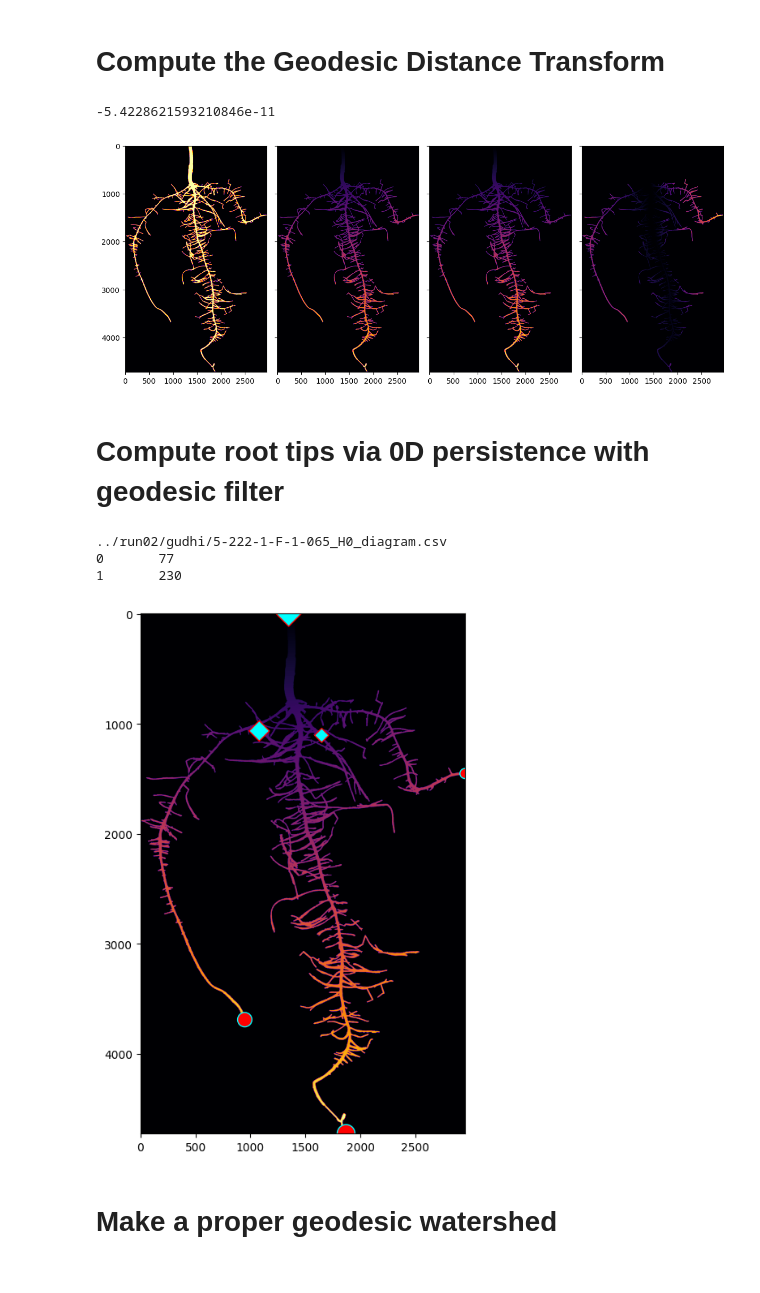
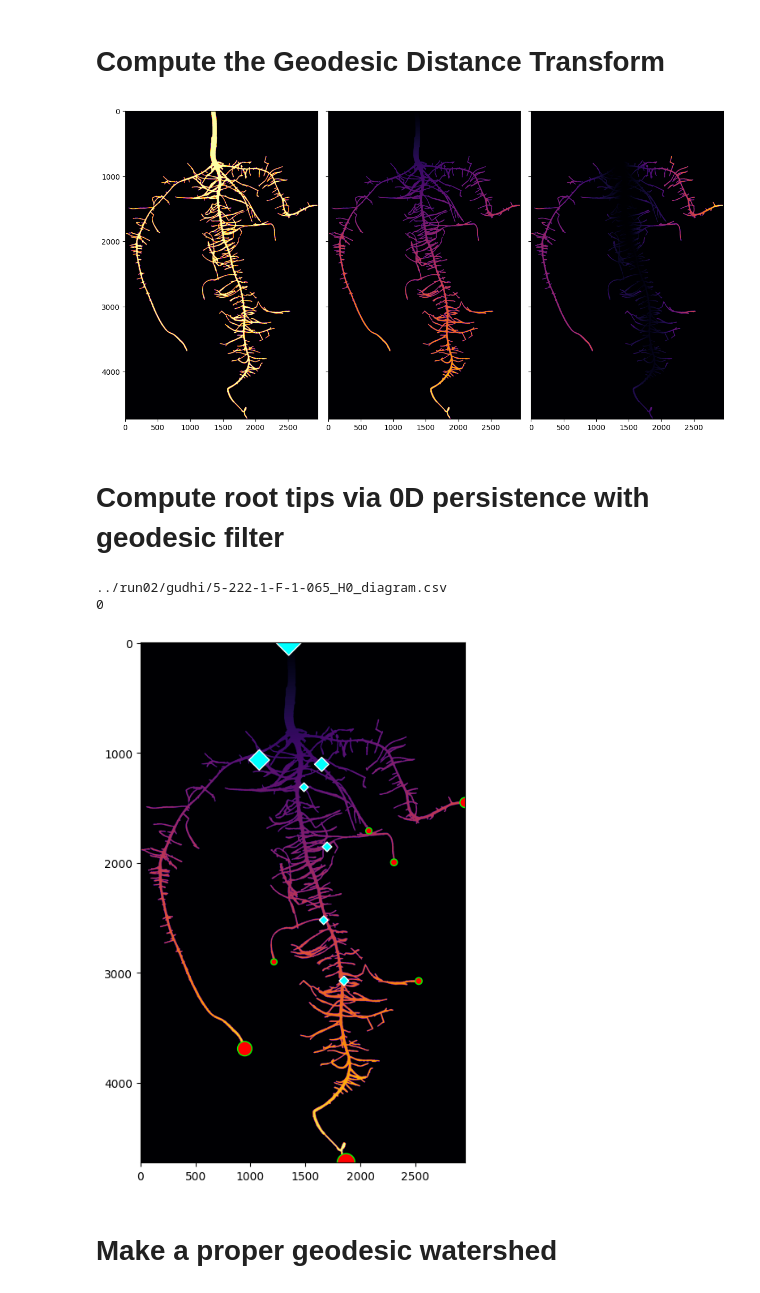
Before and after one commit to ejamezquita/root_necrosis, a Jupyter notebook: jupyter/01_image_preparation.ipynb, the cells around one changed output. Cells and saved outputs as stored; diff of their text form; code cells hidden in the pictures.

```diff
--- a/jupyter/01_image_preparation.ipynb
+++ b/jupyter/01_image_preparation.ipynb
@@ -175,33 +175,23 @@ m[0, gimg[0] ] = False
 m = np.ma.masked_array(m, ~gimg)
 
 gdt = skfmm.distance(m).data
-# %%
-vdt = np.zeros(img.shape, dtype=int)
-for i in range(len(vdt)):
-    vdt[i] = i
-vdt = vdt*gimg
-ddt = gdt - vdt
-print(np.min(ddt))
-ddt[ddt < 0] = 0
-# %% [output]
--5.4228621593210846e-11
 # %%
 ss = np.s_[1550:1750, 450:650]
 extent = (ss[1].start, ss[1].stop, ss[0].start, ss[0].stop)
 
-fig, ax = plt.subplots(1,4, figsize=(12,9), sharex=True, sharey=True)
+fig, ax = plt.subplots(1,3, figsize=(12,9), sharex=True, sharey=True)
 ax = np.atleast_1d(ax).ravel()
 
-for i,im in enumerate([gimg, gdt, vdt, ddt]):
-    ax[i].imshow(im, cmap='inferno', origin='upper')
+for i,im in enumerate([gimg, gdt, gdt - gimg*np.arange(len(gdt)).reshape(-1,1)]):
+    ax[i].imshow(im, cmap='inferno', origin='upper', vmin=0)
     #ax[i].scatter(foo[1], foo[0], marker='.', color='r', alpha=0.1)
     #ax[i].set_xlim(extent[0],extent[1]); ax[i].set_ylim(extent[2],extent[3])
     #ax[i].axvline(ix[1] + .5, c='r'); ax[i].axhline(ix[0] + .5, c='r')
 
 #fig.delaxes(ax[-1])
 fig.tight_layout()
 # %% [output]
-[figure, old version]
+[figure, new version]
 # %% [markdown]
 # Compute root tips via 0D persistence with geodesic filter
 # %%
@@ -210,6 +200,7 @@ print(filename)
 
 if not os.path.isfile(filename):
     inv = np.max(gdt) - gdt
+    main = np.ravel(inv, 'F')
     cc = gd.CubicalComplex(top_dimensional_cells = inv)
     pers = cc.persistence(homology_coeff_field=2, min_persistence=100)
     cof = cc.cofaces_of_persistence_pairs()
@@ -217,29 +208,19 @@ if not os.path.isfile(filename):
     print(len(cof), len(cof[0]), len(cof[0][1]))
     print(len(cof), len(cof[1]), len(cof[1][0]))
 
-tipx = np.vstack(( [cof[1][0][0]%gdt.shape[0], 0], cof[0][0]%gdt.shape[0]))
-tipy = np.vstack(( [cof[1][0][0]//gdt.shape[0], ndimage.center_of_mass(gimg[0])[0].astype(int)], cof[0][0]//gdt.shape[0]))
-
 bd = pers2numpy(pers)
 bd = np.atleast_2d(bd[np.all(bd < np.inf, axis=1), :]).squeeze()
 bd0 = bd[bd[:,0] == 0, 1:]
 bd0 = np.vstack(([0,np.max(gdt)], bd0))
+bd0 = bd0[np.argsort(bd0[:,1])[::-1]]
+lt = bd0[:,1] - bd0[:,0]
 
-bd2lt = np.zeros(len(tipx), dtype=int)
-for i in range(len(tipx)):
-    bd2lt[i] = np.argmin(np.abs(bd0[:,0] - inv[tipx[i,0], tipy[i,0]]))
+foo = np.argsort(main[cof[0][0][:,1]])[::-1]
+rest = np.vstack(([cof[1][0][0], gdt.shape[0]*int(ndimage.center_of_mass(gimg[0])[0])], cof[0][0][foo]))
+tips = np.column_stack((rest[:,0]%gdt.shape[0], rest[:,0]//gdt.shape[0]))
+merge = np.column_stack((rest[:,1]%gdt.shape[0], rest[:,1]//gdt.shape[0]))
+print(np.sum(main[rest] != bd0))
 
-bd0 = bd0[bd2lt]
-dsort = np.argsort(bd0[:,1])[::-1]
-bd0 = bd0[dsort]
-bd2lt = bd2lt[dsort]
-
-tipy = tipy[dsort]
-tipx = tipx[dsort]
-
-lt = bd0[:,1] - bd0[:,0]
-for i in [0,1]:
-    print(i,np.sum(bd[:,0] == i), sep='\t')
 
 if False:
     birthdeath = pd.DataFrame(bd0, columns=['birth','death'])
@@ -253,13 +234,12 @@ if False:
     birthdeath.head()
 # %% [output]
 ../run02/gudhi/5-222-1-F-1-065_H0_diagram.csv
-0       77
-1       230
+0
 # %%
 wsize = 1000*hist/np.sum(hist)
 wsize[wsize < 10] = 0
 
-tmask = lt > 1000
+tmask = lt > 500
 
 ss = np.s_[1550:1750, 450:650]
 extent = (ss[1].start, ss[1].stop, ss[0].start, ss[0].stop)
@@ -268,12 +248,12 @@ fig, ax = plt.subplots(1,1, figsize=(7,7), sharex=True, sharey=True)
 ax = np.atleast_1d(ax).ravel()
 
 ax[0].imshow(gdt, cmap='inferno', origin='upper')
-ax[0].scatter(tipy[tmask,0], tipx[tmask,0], marker='o', color='r', s=lt[tmask]*.05, edgecolor='cyan', linewidth=1)
-ax[0].scatter(tipy[tmask,1], tipx[tmask,1], marker='D', color='cyan', s=lt[tmask]*.05, edgecolor='r', linewidth=1)
+ax[0].scatter(tips[tmask,1], tips[tmask,0], marker='o', color='r', s=lt[tmask]*.05, edgecolor='lime', linewidth=1)
+ax[0].scatter(merge[tmask,1], merge[tmask,0], marker='D', color='cyan', s=lt[tmask]*.05, edgecolor='white', linewidth=1)
 
 fig.tight_layout()
 # %% [output]
-[figure, old version]
+[figure, new version]
 # %% [markdown]
 # Make a proper geodesic watershed
 # %%
```
Also changed, not shown: parts of 9 cells of this notebook.
